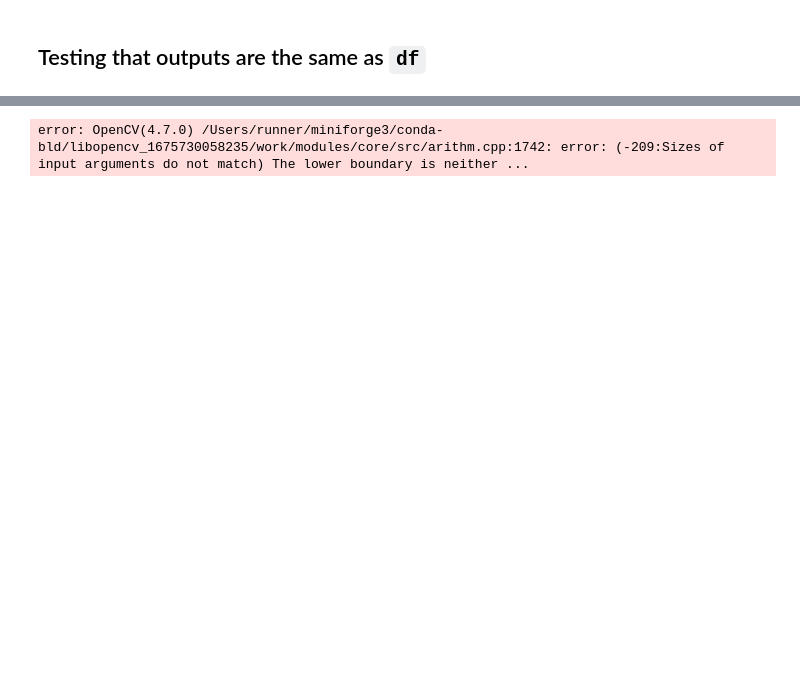
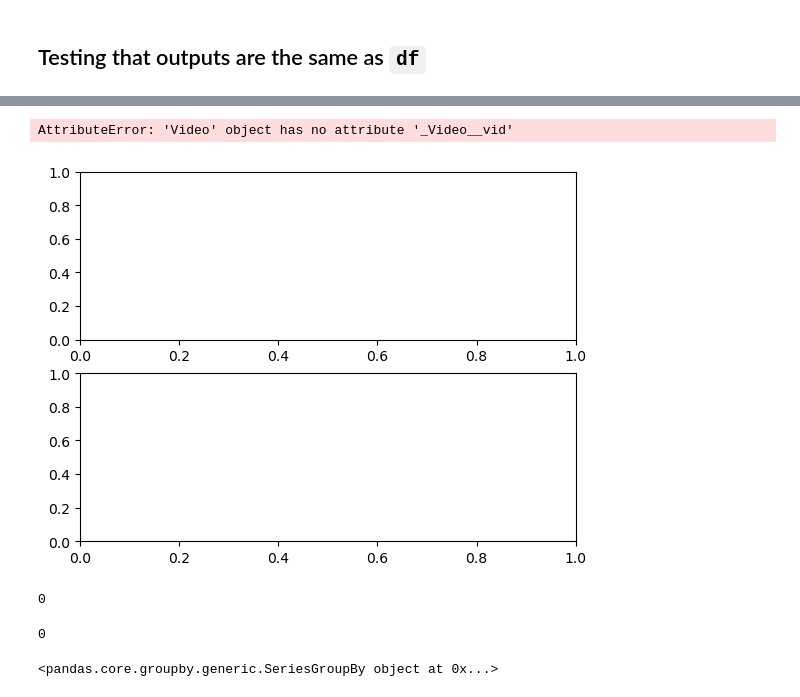
Before and after one commit to dream-team-nadia-woody/epilator, a Jupyter notebook: vid_test.ipynb, the cells around one changed output, grey strips where cells are left out. Saved outputs shown, nothing was run; the diff lists cells and outputs as text; code cells hidden in the pictures; blank space fills up the shorter version.

Commit message:
videolike subclass and tests

```diff
--- a/vid_test.ipynb
+++ b/vid_test.ipynb
@@ -35,8 +44,34 @@ AttributeError: 'NoneType' object has no attribute 'pct_change'
 # %%
 reload(v)
 from video.conversion import Conversions
-from cv2 import COLOR_BGR2RGB
-new_vid = v.Video.from_file('videos/Banned Pokemon Seizure Scene.mp4',Conversions.HSV)
-new_vid.mask(0).show()
+import cv2 as cv
+fig, axs = plt.subplots(2,1)
+new_vid = v.Video.from_file('videos/Banned Pokemon Seizure Scene.mp4',Conversions.HLS)
+masked_vid = new_vid.mask_channel('lightness',160)
+vid_df = df.get_exploration_df(new_vid.arr)
+axs[0].plot(masked_vid.lightness.agg('mean'))
+axs[1].plot(vid_df.groupby(level=0).masked_values.pct_change(1))
 # %% [output]
-error: OpenCV(4.7.0) /Users/runner/miniforge3/conda-bld/libopencv_1675730058235/work/modules/core/src/arithm.cpp:1742: error: (-209:Sizes of input arguments do not match) The lower boundary is neither ...
+AttributeError: 'Video' object has no attribute '_Video__vid'
+[figure, added]
+# %%
+df_mean = vid_df.groupby(level=0).lightness.mean()
+vid_mean = new_vid.lightness.agg('mean')
+df_mean = pd.DataFrame(df_mean)
+df_mean['v_lightness'] = vid_mean
+df_mean.apply(lambda row: row.lightness != row.v_lightness, axis=1).sum()
+# %% [output]
+0
+# %%
+df_sum = vid_df.groupby(level=0).lightness.sum()
+vid_sum = new_vid.lightness.agg('sum')
+df_sum = pd.DataFrame(df_sum)
+df_sum['v_lightness'] = vid_sum
+df_sum.apply(lambda row: row.lightness != row.v_lightness, axis=1).sum()
+# %% [output]
+0
+# %%
+df_pct = vid_df.groupby(level=0).lightness.mean()
+vid_pct = new_vid.
+# %% [output]
+<pandas.core.groupby.generic.SeriesGroupBy object at 0x...>
```
Also changed, not shown: parts of 3 cells of this notebook, 9 other files.
